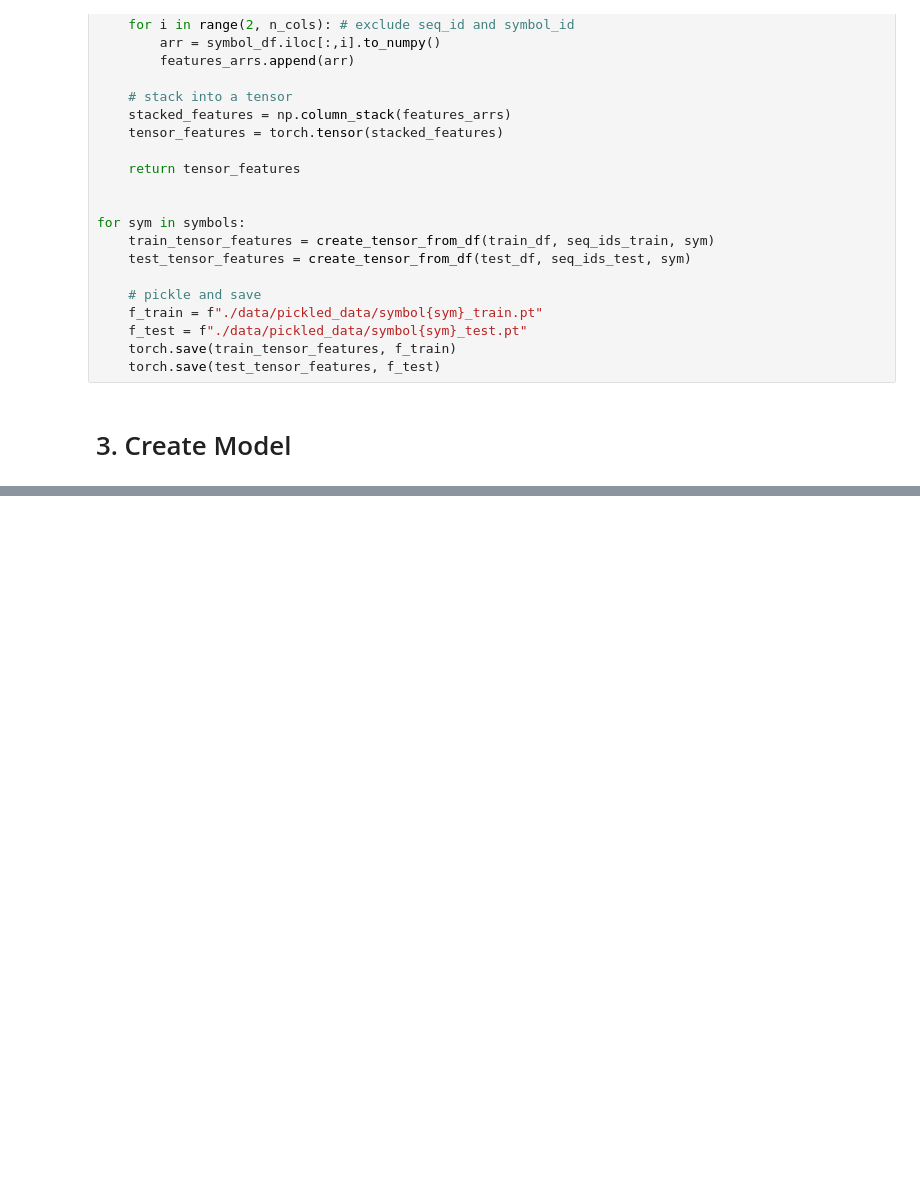
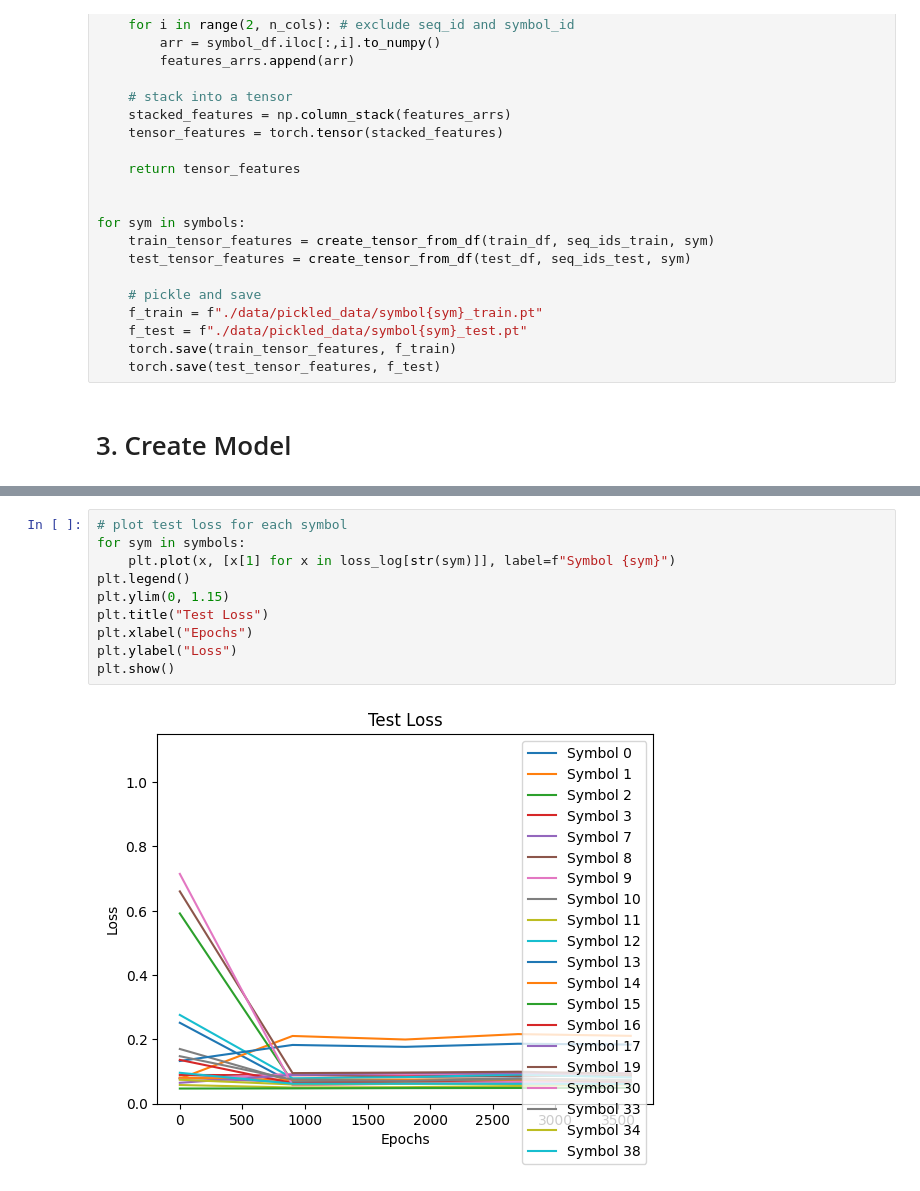
Before and after one commit to afan104/jane_street_stock_market_lstm, a Jupyter notebook: new.ipynb, the cells around one changed output, grey strips where cells are left out. Drawn from its saved outputs; the diff is of its cells as text; blank space fills up the shorter version.

```diff
--- a/new.ipynb
+++ b/new.ipynb
@@ -351,0 +517,12 @@ Epoch 1, Symbol 2, Test Loss: 0.009312709163269095
+# %%
+# plot test loss for each symbol
+for sym in symbols:
+    plt.plot(x, [x[1] for x in loss_log[str(sym)]], label=f"Symbol {sym}")
+plt.legend()
+plt.ylim(0, 1.15)
+plt.title("Test Loss")
+plt.xlabel("Epochs")
+plt.ylabel("Loss")
+plt.show()
+# %% [output]
+[figure, added]
```
Also changed, not shown: parts of 6 cells of this notebook, 3 other files.
